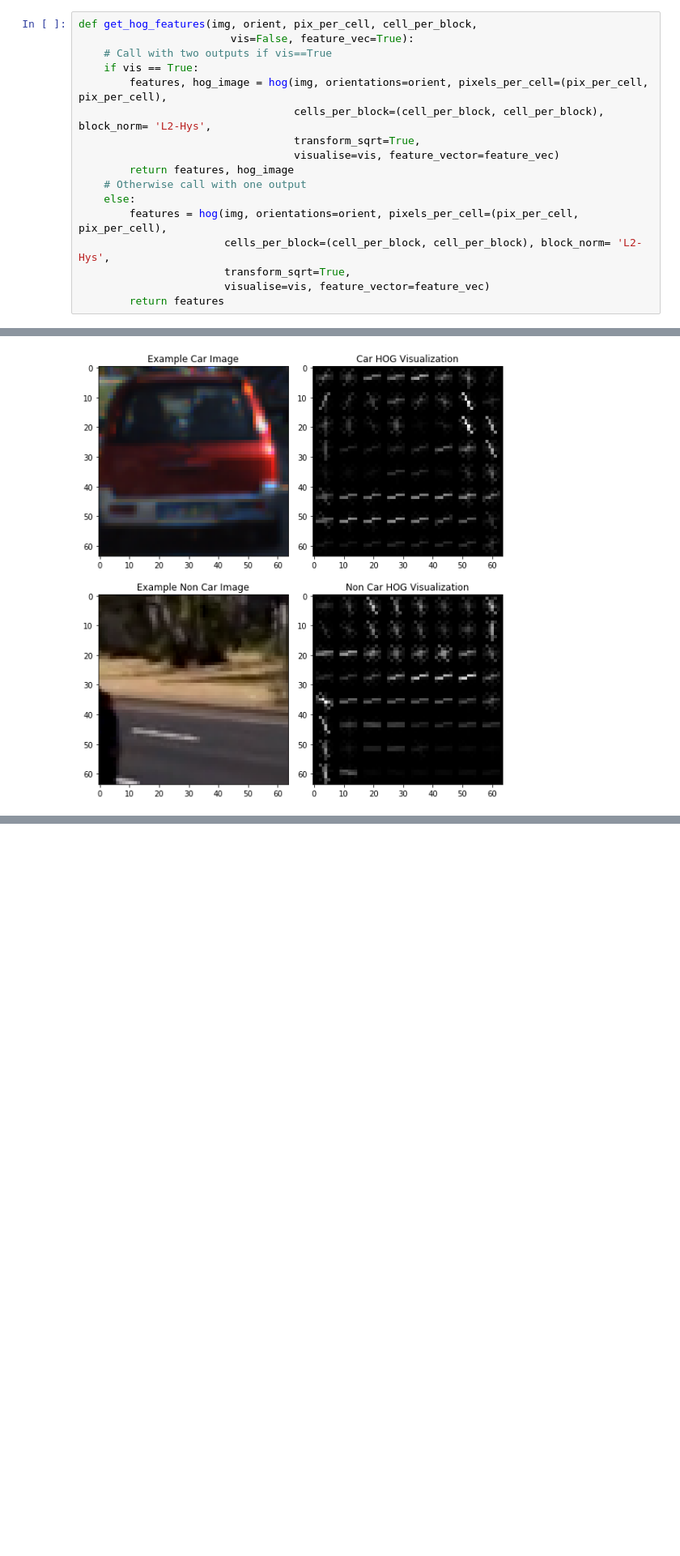
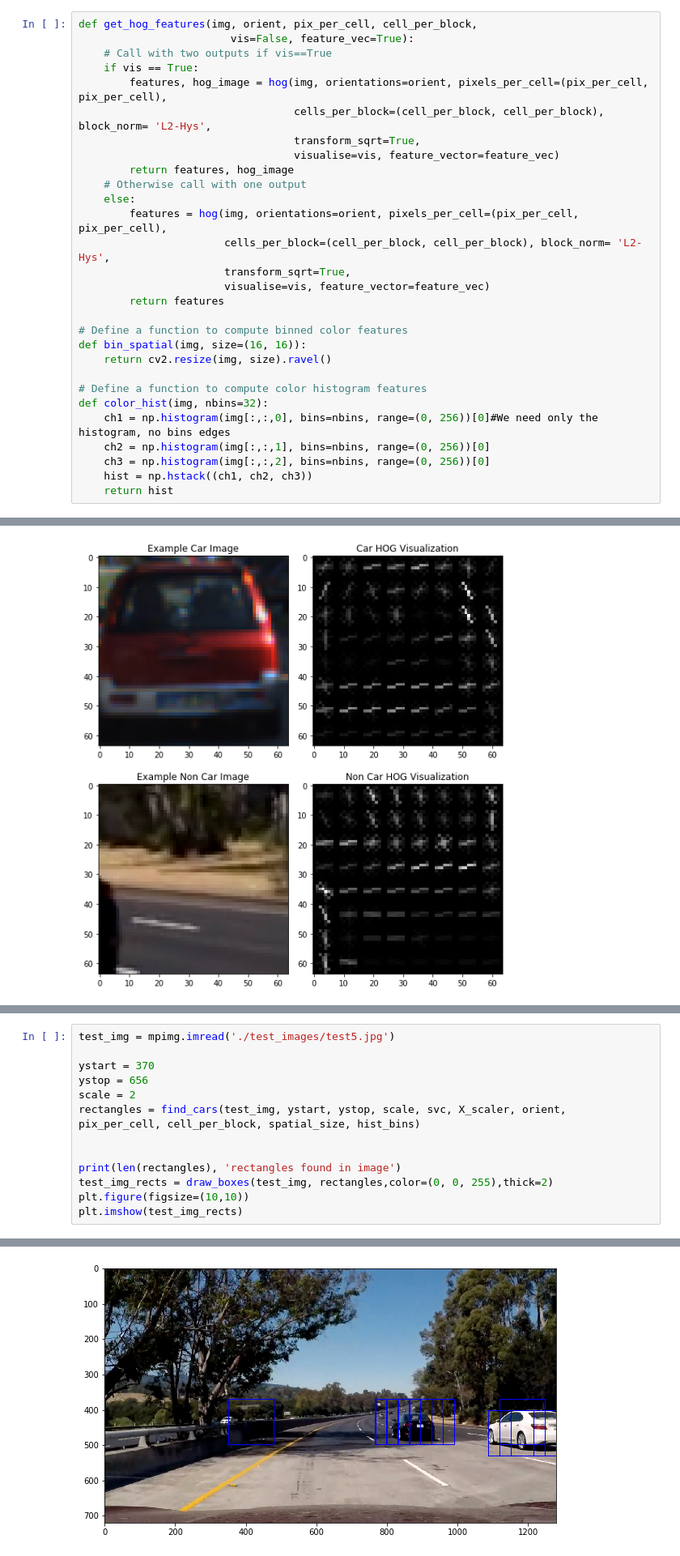
Before and after one commit to chenglulu1127/CarND-Vehicle-Detection, a Jupyter notebook: Code.ipynb, the cells around one changed output, grey strips where cells are left out. Shown at 81% size. Cells and saved outputs as stored; diff of their text form; blank space fills up the shorter version.

```diff
--- a/Code.ipynb
+++ b/Code.ipynb
@@ -60,6 +60,18 @@ def get_hog_features(img, orient, pix_per_cell, cell_per_block,
                        transform_sqrt=True,
                        visualise=vis, feature_vector=feature_vec)
         return features
+
+# Define a function to compute binned color features
+def bin_spatial(img, size=(16, 16)):
+    return cv2.resize(img, size).ravel()
+
+# Define a function to compute color histogram features
+def color_hist(img, nbins=32):
+    ch1 = np.histogram(img[:,:,0], bins=nbins, range=(0, 256))[0]#We need only the histogram, no bins edges
+    ch2 = np.histogram(img[:,:,1], bins=nbins, range=(0, 256))[0]
+    ch3 = np.histogram(img[:,:,2], bins=nbins, range=(0, 256))[0]
+    hist = np.hstack((ch1, ch2, ch3))
+    return hist
 # %%
 # Plot the examples
 car_image = mpimg.imread(car_images[10])
@@ -187,0 +323,14 @@ NameError: name 'cars' is not defined
+# %%
+test_img = mpimg.imread('./test_images/test5.jpg')
+
+ystart = 370
+ystop = 656
+scale = 2
+rectangles = find_cars(test_img, ystart, ystop, scale, svc, X_scaler, orient, pix_per_cell, cell_per_block, spatial_size, hist_bins)
+
+
+print(len(rectangles), 'rectangles found in image')
+test_img_rects = draw_boxes(test_img, rectangles,color=(0, 0, 255),thick=2)
+plt.figure(figsize=(10,10))
+plt.imshow(test_img_rects)
+# %% [output]
@@ -187,0 +339 @@ NameError: name 'cars' is not defined
+[figure, added]
```
Also changed, not shown: parts of 24 cells of this notebook, 3 other files.
